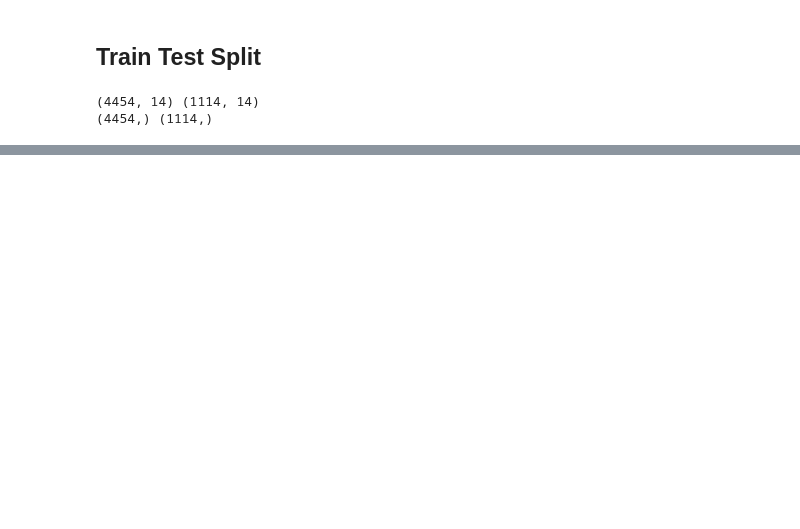
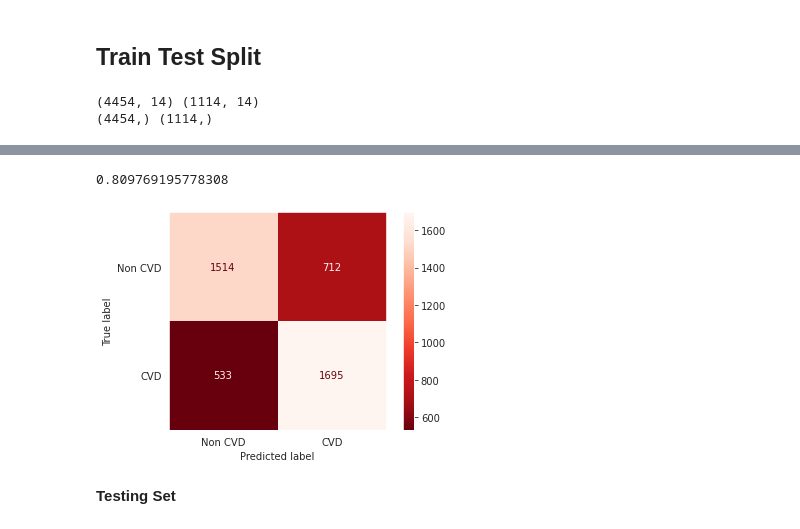
Before and after one commit to victorious07/Cardiovascular-Risk-Prediction, a Jupyter notebook: Cardiovascular_Risk_Prediction_Capstone_Project.ipynb, the cells around one changed output, grey strips where cells are left out. Cells and saved outputs as stored; diff of their text form; code cells hidden in the pictures; blank space fills up the shorter version.

```diff
--- a/Cardiovascular_Risk_Prediction_Capstone_Project.ipynb
+++ b/Cardiovascular_Risk_Prediction_Capstone_Project.ipynb
@@ -567,0 +672,3 @@ X_test=scaler.transform(X_test)
+# %%
+dt = DecisionTreeClassifier(max_depth=5,min_samples_split=6,min_samples_leaf=8)
+dt.fit(X_train,Y_train)
@@ -567,0 +697,10 @@ X_test=scaler.transform(X_test)
+# %%
+ROC_AUC_Score = roc_auc_score(Y_train,y_train_prob[:,1])
+ROC_AUC_Score
+# %% [output]
+0.809769195778308
+# %%
+plot_confusion_matrix(dt, X_train, Y_train, display_labels=['Non CVD','CVD'],cmap='Reds_r')
+plt.grid(False)
+# %% [output]
+[figure, added]
@@ -567,0 +716,2 @@ X_test=scaler.transform(X_test)
+# %% [markdown]
+**Testing Set**
```
Also changed, not shown: parts of 28 cells of this notebook.
